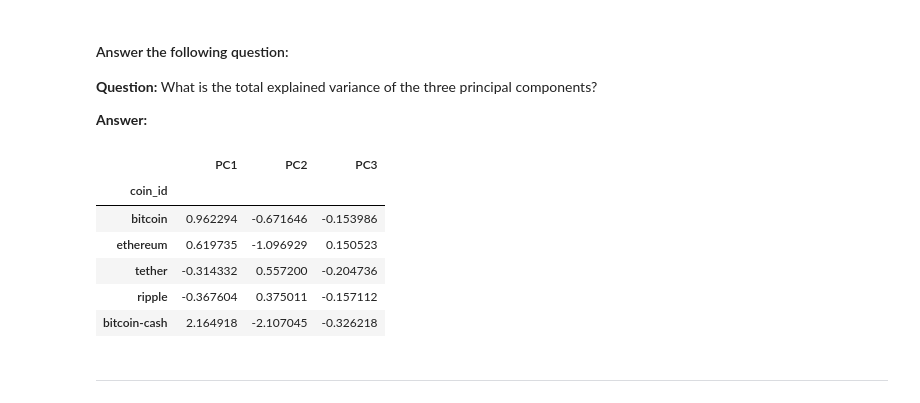
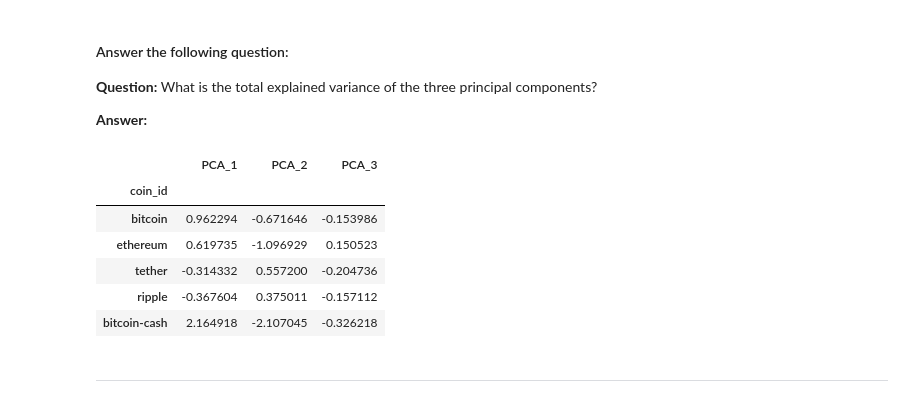
Before and after one commit to rene22m/CryptoClustering, a Jupyter notebook: Starter Code/Crypto_Clustering_starter_code.ipynb, the cells around one changed output. Drawn from its saved outputs; the diff is of its cells as text; code cells hidden in the pictures.

```diff
--- a/Starter Code/Crypto_Clustering_starter_code.ipynb
+++ b/Starter Code/Crypto_Clustering_starter_code.ipynb
@@ -216,22 +213,22 @@ array([0.48419613, 0.2593091 , 0.16195586])
 # %%
 # Create a new DataFrame with the PCA data.
 df_pca_2 = pd.DataFrame(
     df_pca,
-    columns =["PC1", "PC2", "PC3"]
+    columns =["PCA_1", "PCA_2", "PCA_3"]
 )
 
 # Copy the crypto names from the original data
 df_pca_2["coin_id"] = df_market_data.index
 
 
 # Set the coinid column as index
 df_pca_2 = df_pca_2.set_index("coin_id")
 
 
 # Display sample data
 df_pca_2.head()
 # %% [output]
-|  | PC1 | PC2 | PC3 |
+|  | PCA_1 | PCA_2 | PCA_3 |
 | coin_id |  |  |  |
 | bitcoin | 0.962294 | -0.671646 | -0.153986 |
 | ethereum | 0.619735 | -1.096929 | 0.150523 |
```
Also changed, not shown: parts of 3 cells of this notebook.
